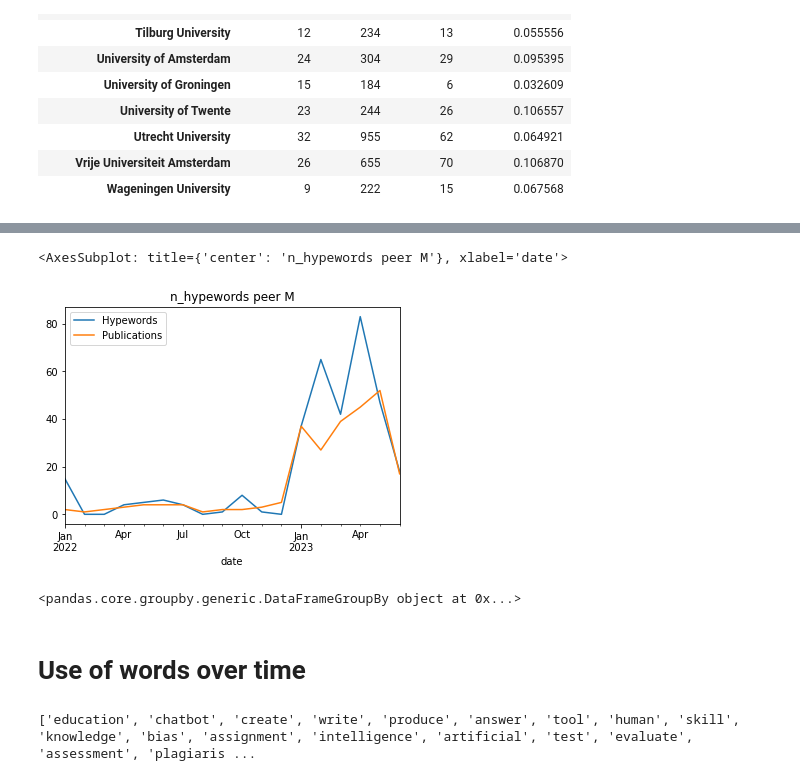
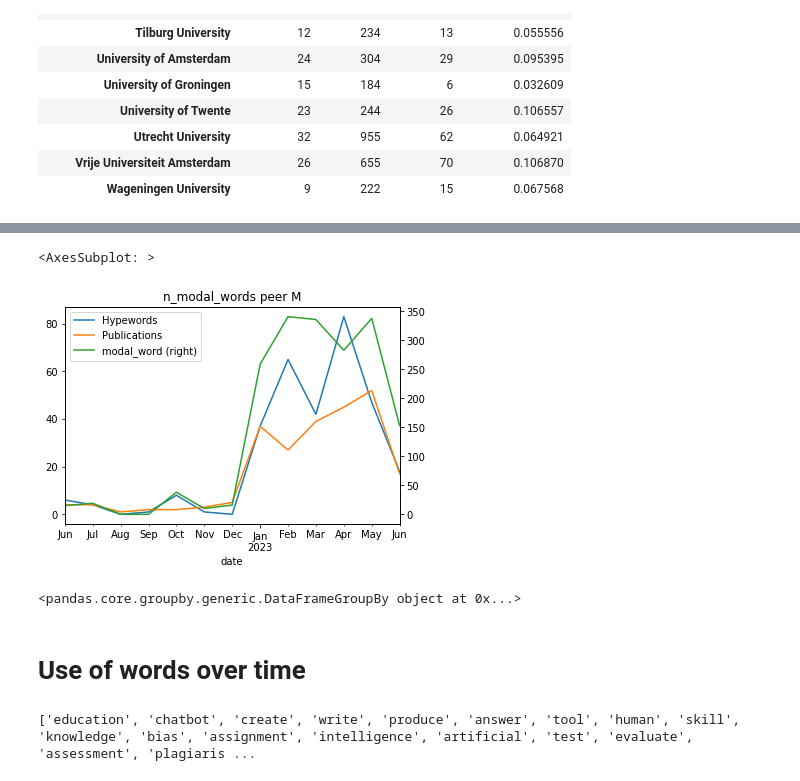
Before and after one commit to Klapperhorn/Zotero_HTML_annotation, a Jupyter notebook: file_analysis.ipynb, the cells around one changed output, grey strips where cells are left out. Drawn from its saved outputs; the diff is of its cells as text; code cells hidden in the pictures.

```diff
--- a/file_analysis.ipynb
+++ b/file_analysis.ipynb
@@ -91,5 +94,13 @@ df["hype_word"]=df.AI_sentences.apply(hype.hype_word,keys=hype_selection)
 df["hype_sentence"]=df.AI_sentences.apply(hype.hype_sentence,keys=hype_selection)
 
 
+df["modal_word"]=df.AI_sentences.apply(hype.hype_word,keys=hype.key_modal)
+df["modal_sentence"]=df.AI_sentences.apply(hype.hype_sentence,keys=hype.key_modal)
+df["modal_n"]=df.modal_word.apply(lambda x: len(x) if isinstance(x,list) else 0)
+
+
 df["hype_n"]=df.hype_word.apply(lambda x: len(x) if isinstance(x,list) else 0)
-df=df.sort_values("hype_n", ascending=False).drop_duplicates(subset="AI_sentences")
+#df=df.sort_values("hype_n", ascending=False).drop_duplicates(subset="AI_sentences")
+# %%
+df=df.sort_values("modal_n", ascending=False)#.drop_duplicates(subset="modal_sentences")
+df[["modal_word","modal_sentence","modal_n"]].head()
@@ -212,0 +240,11 @@ hype_sentences.sort_values(by="hype_n", ascending=False).head(10)
+# %%
+freq="M"
+
+hype_time=df.set_index("date").groupby(pd.Grouper(freq=freq))
+
+
+modal_df=pd.DataFrame()
+modal_df["modal_word"]=hype_time["modal_n"].apply(lambda x: sum(x) if len(x)>0 else 0)
+#hype_df["n"]=hype_time["hype_n"].apply(lambda x: len(x) if len(x)>0 else 0)
+
+modal_df[modal_df.index>pd.datetime(2022,1,1)]["modal_word"].plot(title=f"n_modal_words peer {freq}",legend=True)
@@ -213,25 +274,26 @@ hype_sentences.sort_values(by="hype_n", ascending=False).head(10)
 # %%
 freq="M"
 
 hype_time=hype_sentences.set_index("date").groupby(pd.Grouper(freq=freq))
 
 
 hype_df=pd.DataFrame()
 hype_df["Hypewords"]=hype_time["hype_n"].apply(lambda x: sum(x) if len(x)>0 else 0)
 #hype_df["n"]=hype_time["hype_n"].apply(lambda x: len(x) if len(x)>0 else 0)
 
-hype_df[hype_df.index>pd.datetime(2022,1,1)]["Hypewords"].plot(title=f"n_hypewords peer {freq}",legend=True)
-df_publ[df_publ.index>pd.datetime(2022,1,1)]["Publications"].plot(legend=True)
+hype_df[hype_df.index>pd.datetime(2022,6,1)]["Hypewords"].plot(title=f"n_hypewords peer {freq}",legend=True)
+df_publ[df_publ.index>pd.datetime(2022,6,1)]["Publications"].plot(legend=True)
+modal_df[modal_df.index>pd.datetime(2022,6,1)]["modal_word"].plot(title=f"n_modal_words peer {freq}",legend=True, secondary_y=True)
 # %% [output]
-<AxesSubplot: title={'center': 'n_hypewords peer M'}, xlabel='date'>
+<AxesSubplot: >
-[figure, old version]
+[figure, new version]
 # %%
 hype_time=hype_sentences.set_index("date").groupby(pd.Grouper(freq='W'))
 hype_time
 # %% [output]
 <pandas.core.groupby.generic.DataFrameGroupBy object at 0x...>
-# %% [markdown]
-# Use of words over time
+# %% [markdown]
+# Use of words over time
 # %%
 from collections import Counter
 
```
Also changed, not shown: parts of 18 cells of this notebook, 3 other files.
